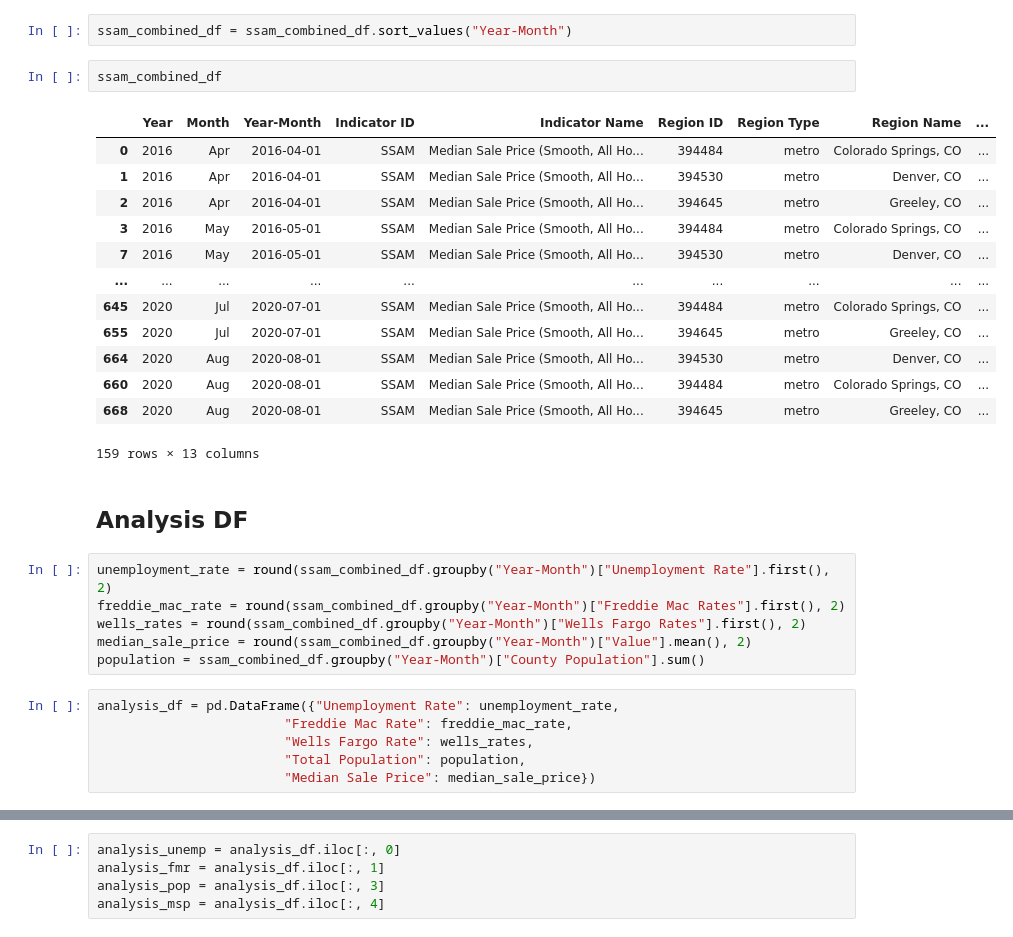
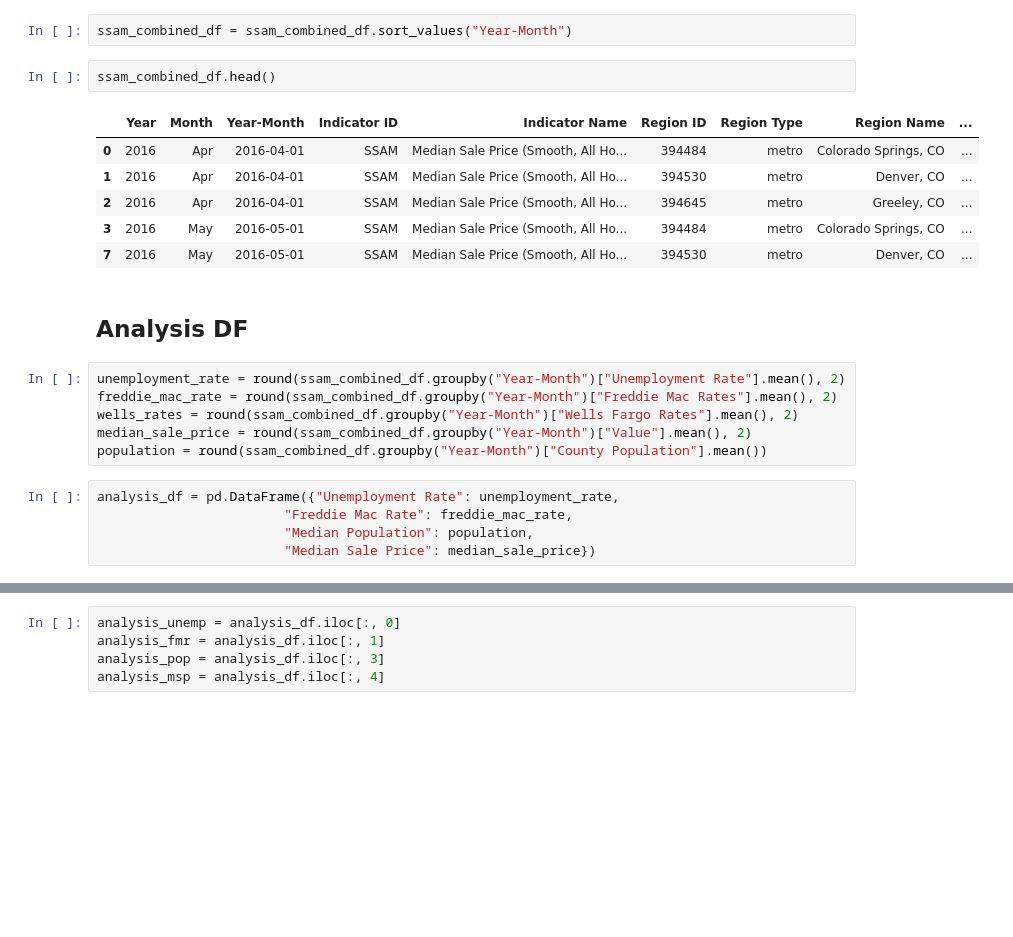
Before and after one commit to binetala/The_Very_Best_Team, a Jupyter notebook: Cole/median_sale_price_analyses.ipynb, the cells around one changed output, grey strips where cells are left out. Saved outputs shown, nothing was run; the diff lists cells and outputs as text; blank space fills up the shorter version.

```diff
--- a/Cole/median_sale_price_analyses.ipynb
+++ b/Cole/median_sale_price_analyses.ipynb
@@ -94,34 +94,26 @@ ssam_combined_df = ssam_combined_df.drop_duplicates(subset=["Year-Month", "Regio
 # %%
 ssam_combined_df = ssam_combined_df.sort_values("Year-Month")
 # %%
-ssam_combined_df
+ssam_combined_df.head()
 # %% [output]
 |  | Year | Month | Year-Month | Indicator ID | Indicator Name | Region ID | Region Type | Region Name | ... |
 | 0 | 2016 | Apr | 2016-04-01 | SSAM | Median Sale Price (Smooth, All Ho... | 394484 | metro | Colorado Springs, CO | ... |
 | 1 | 2016 | Apr | 2016-04-01 | SSAM | Median Sale Price (Smooth, All Ho... | 394530 | metro | Denver, CO | ... |
 | 2 | 2016 | Apr | 2016-04-01 | SSAM | Median Sale Price (Smooth, All Ho... | 394645 | metro | Greeley, CO | ... |
 | 3 | 2016 | May | 2016-05-01 | SSAM | Median Sale Price (Smooth, All Ho... | 394484 | metro | Colorado Springs, CO | ... |
 | 7 | 2016 | May | 2016-05-01 | SSAM | Median Sale Price (Smooth, All Ho... | 394530 | metro | Denver, CO | ... |
-| ... | ... | ... | ... | ... | ... | ... | ... | ... | ... |
-| 645 | 2020 | Jul | 2020-07-01 | SSAM | Median Sale Price (Smooth, All Ho... | 394484 | metro | Colorado Springs, CO | ... |
-| 655 | 2020 | Jul | 2020-07-01 | SSAM | Median Sale Price (Smooth, All Ho... | 394645 | metro | Greeley, CO | ... |
-| 664 | 2020 | Aug | 2020-08-01 | SSAM | Median Sale Price (Smooth, All Ho... | 394530 | metro | Denver, CO | ... |
-| 660 | 2020 | Aug | 2020-08-01 | SSAM | Median Sale Price (Smooth, All Ho... | 394484 | metro | Colorado Springs, CO | ... |
-| 668 | 2020 | Aug | 2020-08-01 | SSAM | Median Sale Price (Smooth, All Ho... | 394645 | metro | Greeley, CO | ... |
-159 rows × 13 columns
 # %% [markdown]
 ## Analysis DF
 # %%
-unemployment_rate = round(ssam_combined_df.groupby("Year-Month")["Unemployment Rate"].first(), 2)
-freddie_mac_rate = round(ssam_combined_df.groupby("Year-Month")["Freddie Mac Rates"].first(), 2)
-wells_rates = round(ssam_combined_df.groupby("Year-Month")["Wells Fargo Rates"].first(), 2)
+unemployment_rate = round(ssam_combined_df.groupby("Year-Month")["Unemployment Rate"].mean(), 2)
+freddie_mac_rate = round(ssam_combined_df.groupby("Year-Month")["Freddie Mac Rates"].mean(), 2)
+wells_rates = round(ssam_combined_df.groupby("Year-Month")["Wells Fargo Rates"].mean(), 2)
 median_sale_price = round(ssam_combined_df.groupby("Year-Month")["Value"].mean(), 2)
-population = ssam_combined_df.groupby("Year-Month")["County Population"].sum()
+population = round(ssam_combined_df.groupby("Year-Month")["County Population"].mean())
 # %%
 analysis_df = pd.DataFrame({"Unemployment Rate": unemployment_rate,
                         "Freddie Mac Rate": freddie_mac_rate,
-                        "Wells Fargo Rate": wells_rates,
-                        "Total Population": population,
+                        "Median Population": population,
                         "Median Sale Price": median_sale_price})
 # %%
 analysis_df.head()
```
Also changed, not shown: parts of 15 cells of this notebook, 3 other files.
